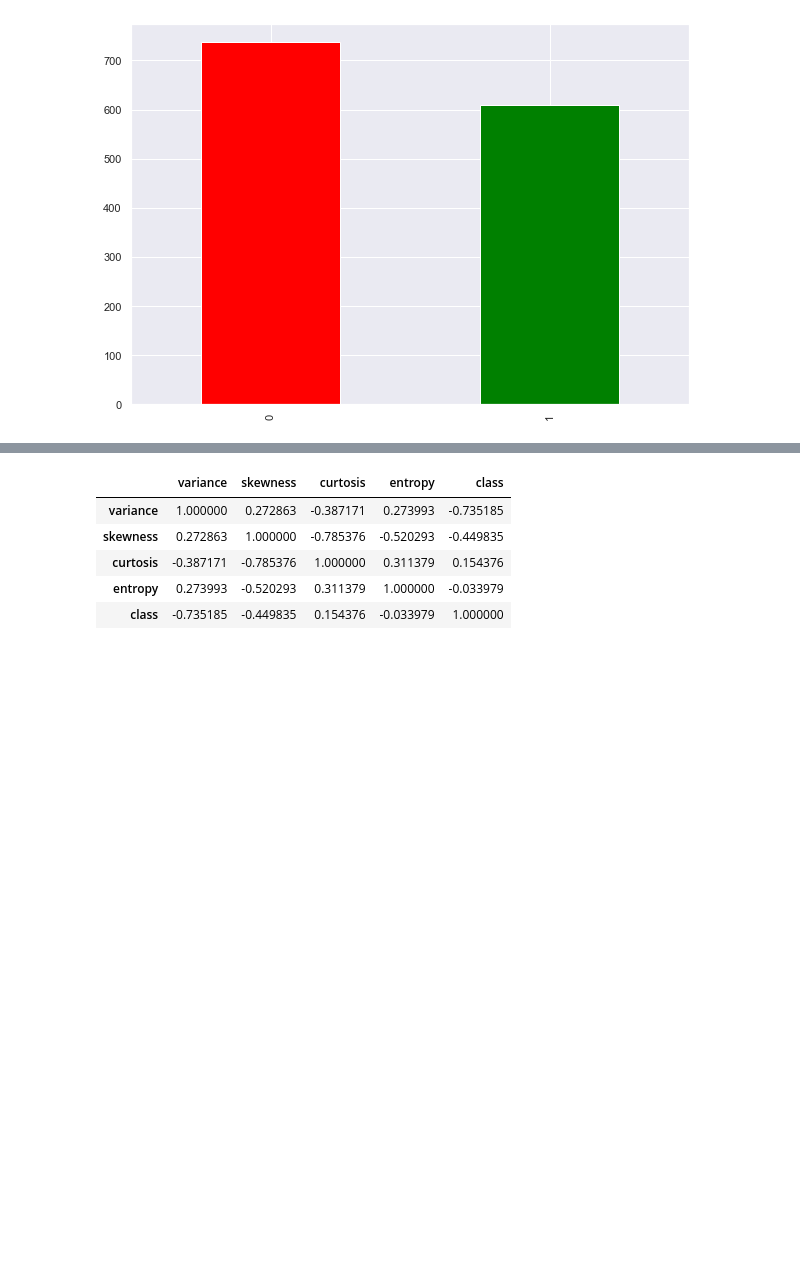
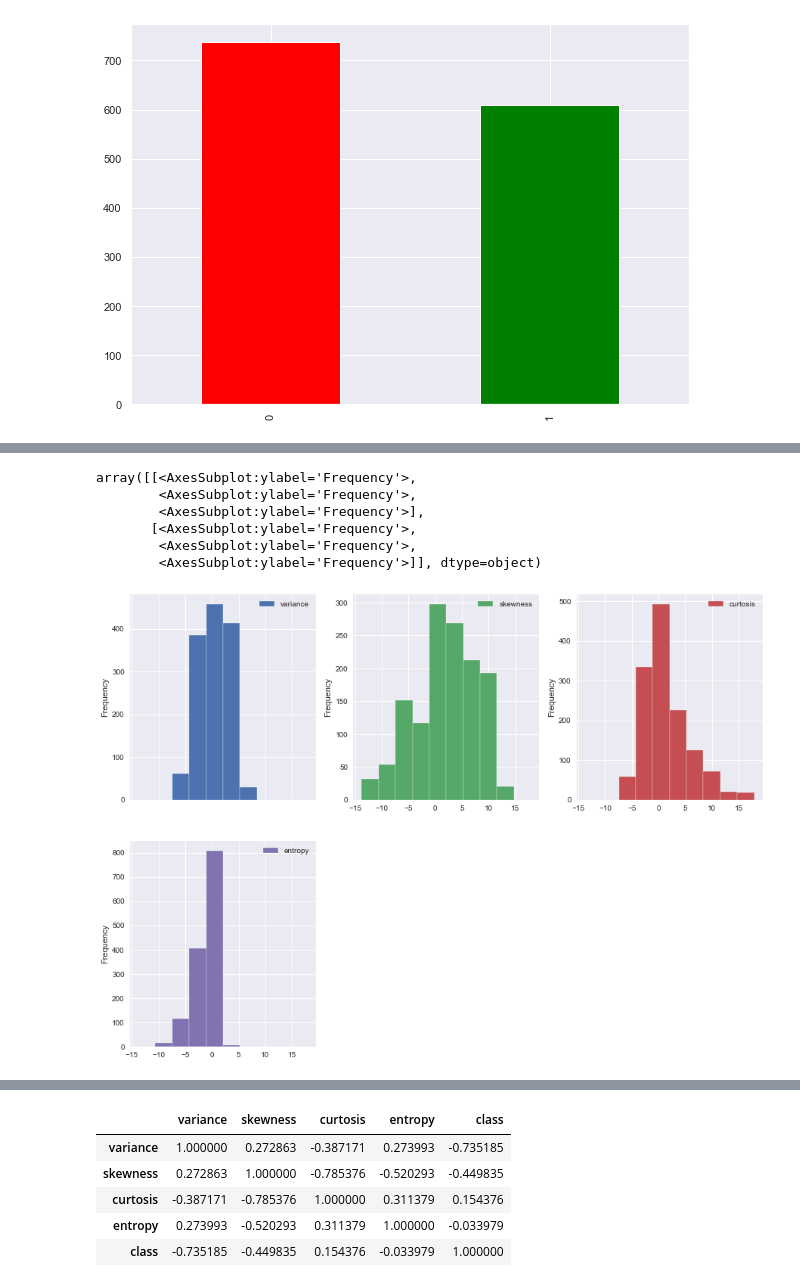
Before and after one commit to Tekhunt/fast-model, a Jupyter notebook: api/ModelTraining.ipynb, the cells around one changed output, grey strips where cells are left out. Saved outputs shown, nothing was run; the diff lists cells and outputs as text; code cells hidden in the pictures; blank space fills up the shorter version.

```diff
--- a/api/ModelTraining.ipynb
+++ b/api/ModelTraining.ipynb
@@ -141,0 +175,12 @@ df.describe()
+# %%
+import matplotlib.pyplot as plt
+plt.style.use('seaborn')
+num_df.plot.hist(subplots=True, legend=True, layout=(2, 3), figsize=(15,11))
+# %% [output]
+array([[<AxesSubplot:ylabel='Frequency'>,
+        <AxesSubplot:ylabel='Frequency'>,
+        <AxesSubplot:ylabel='Frequency'>],
+       [<AxesSubplot:ylabel='Frequency'>,
+        <AxesSubplot:ylabel='Frequency'>,
+        <AxesSubplot:ylabel='Frequency'>]], dtype=object)
+[figure, added]
```
Also changed, not shown: parts of 44 cells of this notebook, 5 other files.
